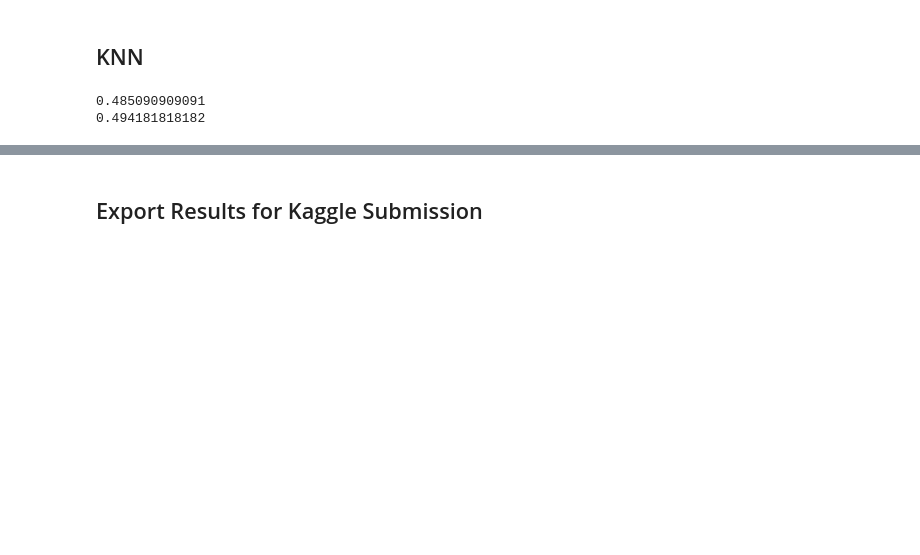
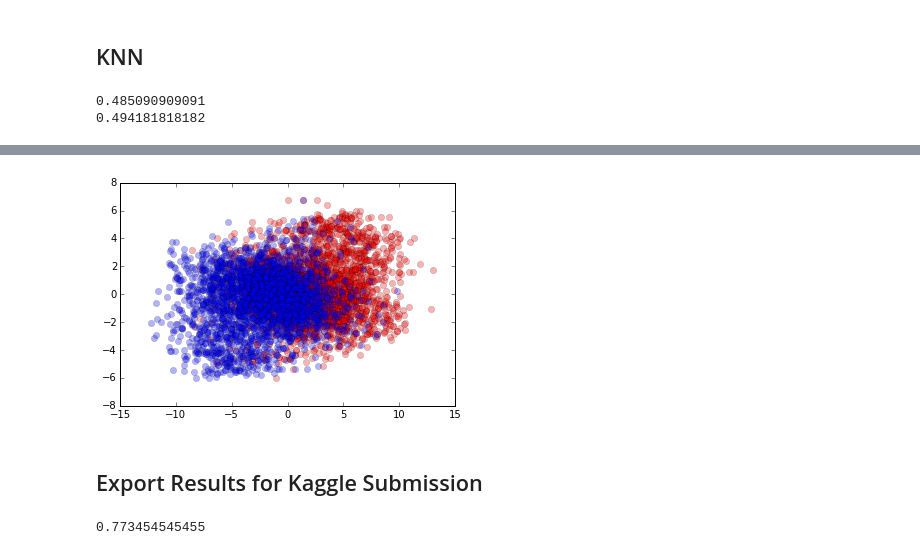
Before and after one commit to nickhamlin/mids_207_final_project, a Jupyter notebook: walter.ipynb, the cells around one changed output, grey strips where cells are left out. Drawn from its saved outputs; the diff is of its cells as text; code cells hidden in the pictures; blank space fills up the shorter version.

```diff
--- a/walter.ipynb
+++ b/walter.ipynb
@@ -187,3 +196,15 @@ log 9 0.449818
+# %%
+def p2():
+    x = trans(X)
+    reds = Y == 1.
+    blues = Y == 0.
+
+    plt.plot(x[reds, 0], x[reds, 9], "ro", alpha=0.3)
+    plt.plot(x[blues, 0], x[blues, 9], "bo", alpha=0.3)
+
+p2()
+# %% [output]
+[figure, added]
 # %% [markdown]
 ## Export Results for Kaggle Submission
 # %%
@@ -203,4 +223,43 @@ clf.fit(x, Y)
 proba = clf.predict_proba(test_x)
 
 generate_test_output(proba)
+# %%
+from sklearn import svm
+#
+def generate_test_output(pred_probs):
+    with open("test_labeled.csv", "w") as f:
+        f.write('Id,Choice\n')
+        for i,prob in enumerate(pred_probs):
+            f.write(str(i+1)+','+str(prob[1])+'\n')
+
+
+x = trans(X)
+u = np.mean(x)
+s = np.std(x)
+
+pca = PCA(n_components=11)
+x = pca.fit_transform((x - u) / s)
+test_x = pca.transform((trans(test_data) - u) / s)
+
+clfs = [
+    #KNeighborsClassifier(n_neighbors=100, weights='distance'),
+    #LogisticRegression(C=1/60.),
+    #GaussianNB(),
+    #RandomForestClassifier(),
+    svm.SVC(probability=True)
+]
+for c in clfs:
+    c.fit(x, Y)
+
+probs = np.array([c.predict_proba(x)[:, 0] for c in clfs]).T
+clf = LogisticRegression()
+clf.fit(probs, Y)
+
+probs2 = np.array([c.predict_proba(x)[:, 0] for c in clfs]).T
+print clf.score(probs2, Y)
+
+probs2 = np.array([c.predict_proba(test_x)[:, 0] for c in clfs]).T
+generate_test_output(clf.predict_proba(probs2))
+# %% [output]
+0.773454545455
 # %%
```
Also changed, not shown: parts of 10 cells of this notebook.
